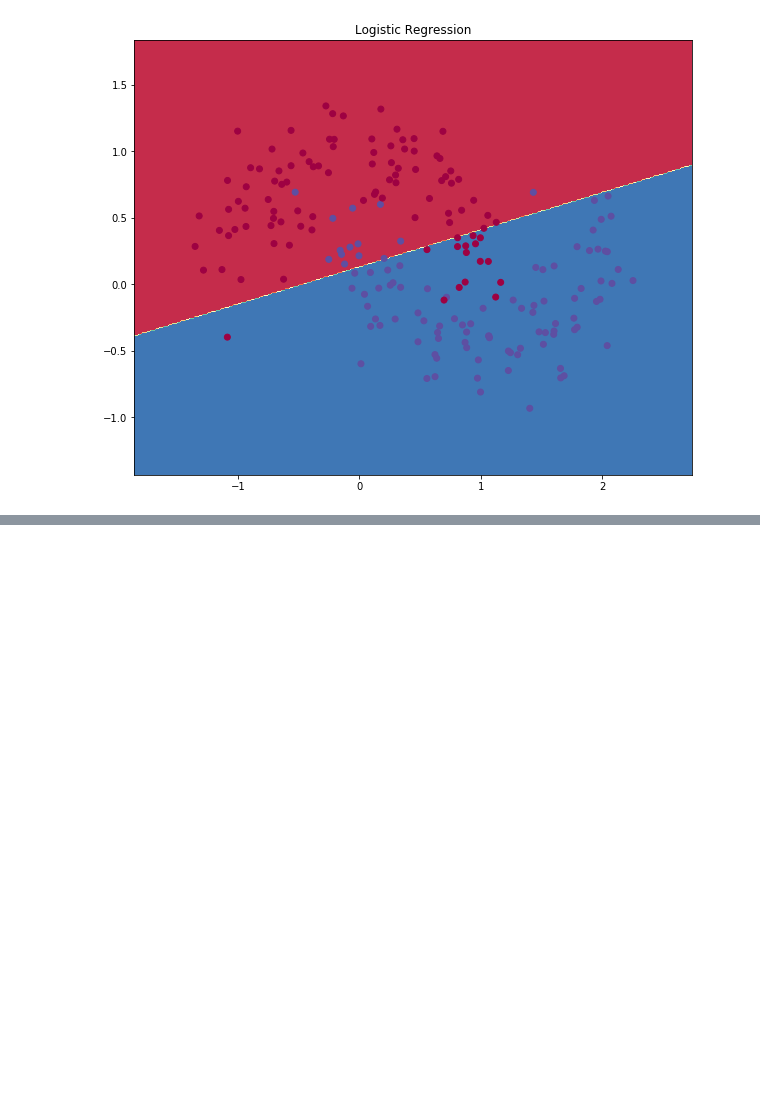
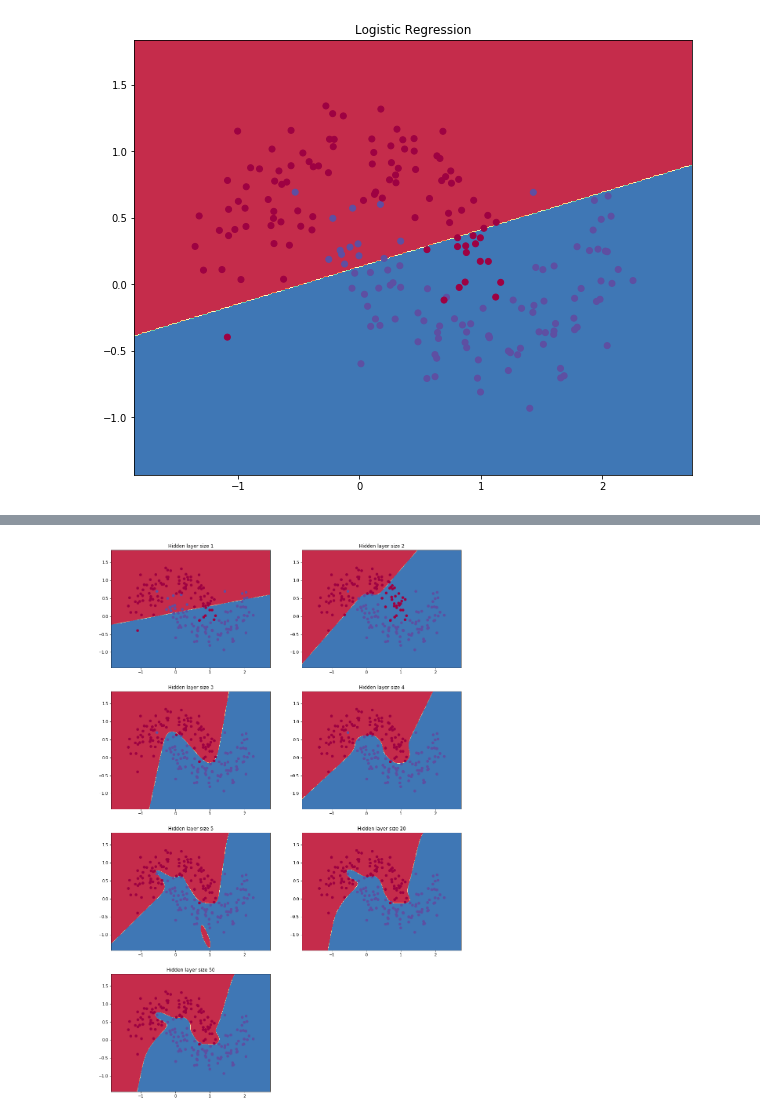
Before and after one commit to Mutinix/machine-learning, a Jupyter notebook: neural-net.ipynb, the cells around one changed output, grey strips where cells are left out. Saved outputs shown, nothing was run; the diff lists cells and outputs as text; code cells hidden in the pictures; blank space fills up the shorter version.

```diff
--- a/neural-net.ipynb
+++ b/neural-net.ipynb
@@ -99,0 +187,11 @@ def predict(model, x):
+# %%
+plt.figure(figsize=(16,32))
+hidden_layer_dimensions = [1,2,3,4,5,20,50]
+for i, nn_hdim in enumerate(hidden_layer_dimensions):
+    plt.subplot(5, 2, i+1)
+    plt.title('Hidden layer size %d' % nn_hdim)
+    model = build_model(nn_hdim)
+    plot_decision_boundary(lambda x: predict(model, x))
+plt.show()
+# %% [output]
+[figure, added]
```
Also changed, not shown: parts of 4 cells of this notebook.
